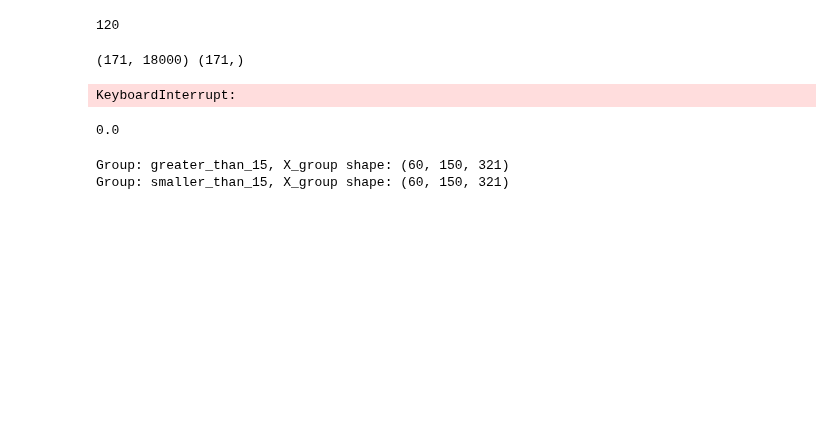
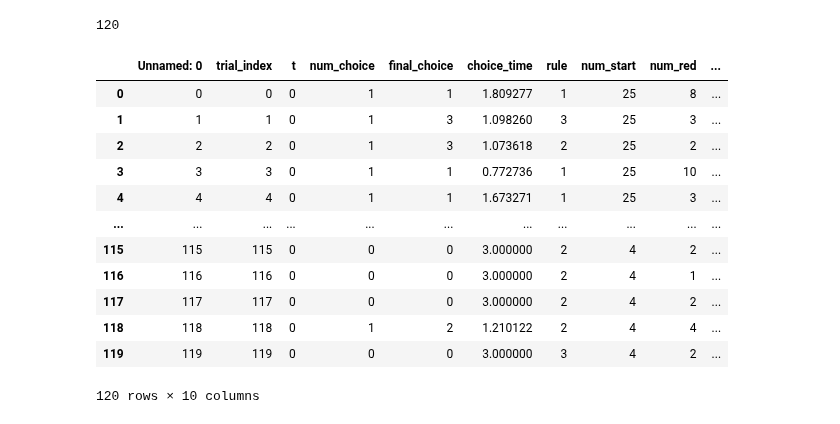
Before and after one commit to dorisyu0000/meg_decoding, a Jupyter notebook: locolizer.ipynb, the cells around one changed output. Saved outputs shown, nothing was run; the diff lists cells and outputs as text; code cells hidden in the pictures; blank space fills up the shorter version.

```diff
--- a/locolizer.ipynb
+++ b/locolizer.ipynb
@@ -288,34 +292,6 @@ param_grid = {
 
 # Set up GridSearchCV
 grid = GridSearchCV(pipe, param_grid=param_grid, cv=10)
-# %%
-X = np.array([md.data for md in data_list])  # Ensure this is 3D
-X = X.squeeze(axis=1)
-X_reshaped = X.transpose(2, 0, 1).reshape(171, -1)
-y = np.array([0 if t < 0 else 1 for t in epochs.times])
-print(X_reshaped.shape, y.shape)
-# %% [output]
-(171, 18000) (171,)
-# %%
-grid.fit(X_reshaped, y)
-# Get the best model
-best_model = grid.best_estimator_
-
-# Get the best parameters
-best_params = grid.best_params_
-print("Best Parameters:", best_params)
-
-# Get the best cross-validation score
-best_score = grid.best_score_
-print(f"Best Cross-Validation Score: {best_score:.2f}")
-# %% [output]
-KeyboardInterrupt:
-# %%
-y_pred = grid.best_estimator_.predict(X_reshaped)
-accuracy = (y == y_pred).mean()
-print(accuracy)
-# %% [output]
-0.0
 # %%
 # Assuming X is your feature matrix with shape (n_epochs, n_channels, n_times)
 X = np.array([md.data for md in data_list])  # Ensure this is 3D
@@ -398,26 +374,39 @@ for idx, info in enumerate(trial_info):
 
 
 
-# Train and evaluate the model for each group
-for group in ['greater_than_15', 'smaller_than_15']:
-    X_group = np.array(group_data[group])
-    y_group = np.array(group_labels[group])
+# # Train and evaluate the model for each group
+# for group in ['greater_than_15', 'smaller_than_15']:
+#     X_group = np.array(group_data[group])
+#     y_group = np.array(group_labels[group])
 
-    # Debugging: Check the shape of X_group
-    print(f"Group: {group}, X_group shape: {X_group.shape}")
+#     # Debugging: Check the shape of X_group
+#     print(f"Group: {group}, X_group shape: {X_group.shape}")
 
-    # cv = LeaveOneOut()
+#     cv = LeaveOneOut()
 
-    # # Train the decoder
-    # clf = make_pipeline(StandardScaler(), LogisticRegression(max_iter=1000))
-    # time_decoding = SlidingEstimator(clf, n_jobs=5, scoring='accuracy')
+#     # Train the decoder
+#     clf = make_pipeline(StandardScaler(), LogisticRegression(max_iter=1000))
+#     time_decoding = SlidingEstimator(clf, n_jobs=5, scoring='accuracy')
 
-    # scores = cross_val_multiscore(time_decoding, X_group, y_group, cv=cv, n_jobs=5)
-    # scores_mean = np.mean(scores, axis=0)
-    # plot_time_decoding(scores_mean, f'Time Decoding {group}', subj)
+#     scores = cross_val_multiscore(time_decoding, X_group, y_group, cv=cv, n_jobs=5)
+#     scores_mean = np.mean(scores, axis=0)
+#     plot_time_decoding(scores_mean, f'Time Decoding {group}', subj)
-# %% [output]
-Group: greater_than_15, X_group shape: (60, 150, 321)
-Group: smaller_than_15, X_group shape: (60, 150, 321)
+# %%
+locolizer
+# %% [output]
+|  | Unnamed: 0 | trial_index | t | num_choice | final_choice | choice_time | rule | num_start | num_red | ... |
+| 0 | 0 | 0 | 0 | 1 | 1 | 1.809277 | 1 | 25 | 8 | ... |
+| 1 | 1 | 1 | 0 | 1 | 3 | 1.098260 | 3 | 25 | 3 | ... |
+| 2 | 2 | 2 | 0 | 1 | 3 | 1.073618 | 2 | 25 | 2 | ... |
+| 3 | 3 | 3 | 0 | 1 | 1 | 0.772736 | 1 | 25 | 10 | ... |
+| 4 | 4 | 4 | 0 | 1 | 1 | 1.673271 | 1 | 25 | 3 | ... |
+| ... | ... | ... | ... | ... | ... | ... | ... | ... | ... | ... |
+| 115 | 115 | 115 | 0 | 0 | 0 | 3.000000 | 2 | 4 | 2 | ... |
+| 116 | 116 | 116 | 0 | 0 | 0 | 3.000000 | 2 | 4 | 1 | ... |
+| 117 | 117 | 117 | 0 | 0 | 0 | 3.000000 | 2 | 4 | 2 | ... |
+| 118 | 118 | 118 | 0 | 1 | 2 | 1.210122 | 2 | 4 | 4 | ... |
+| 119 | 119 | 119 | 0 | 0 | 0 | 3.000000 | 3 | 4 | 2 | ... |
+120 rows × 10 columns
 # %%
 from sklearn.model_selection import StratifiedKFold
 
```
Also changed, not shown: parts of 11 cells of this notebook, 24 other files.
